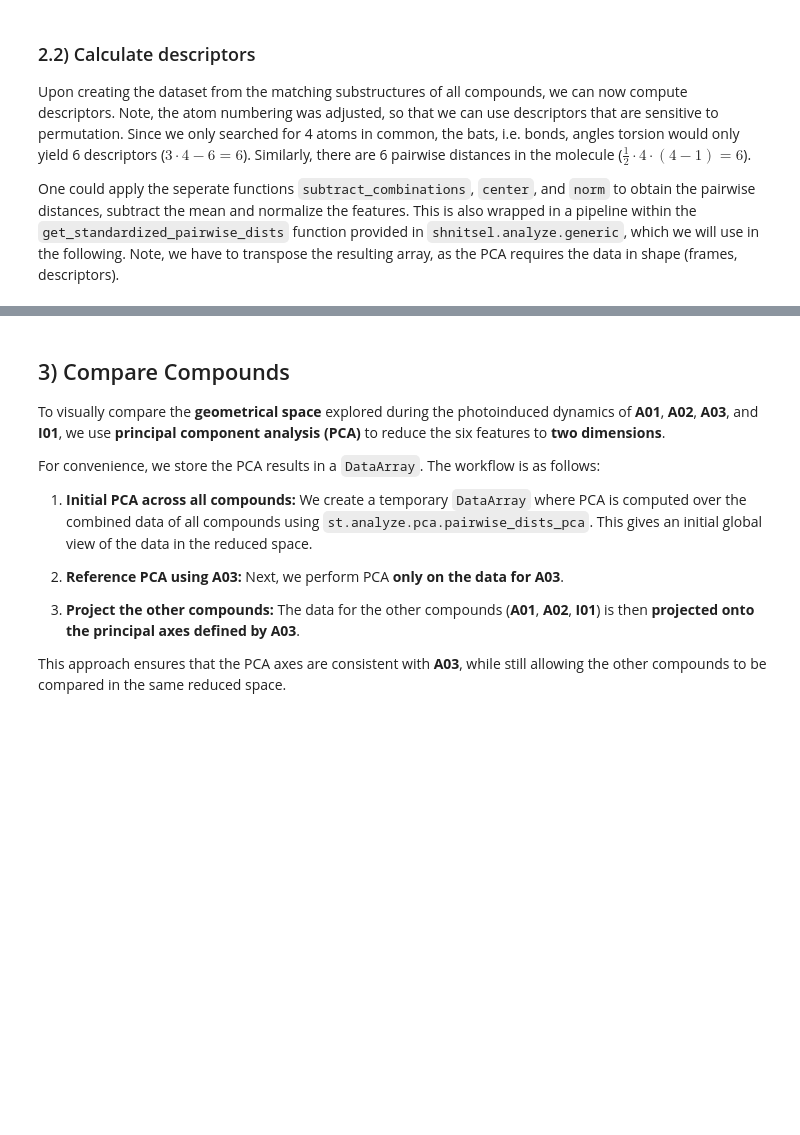
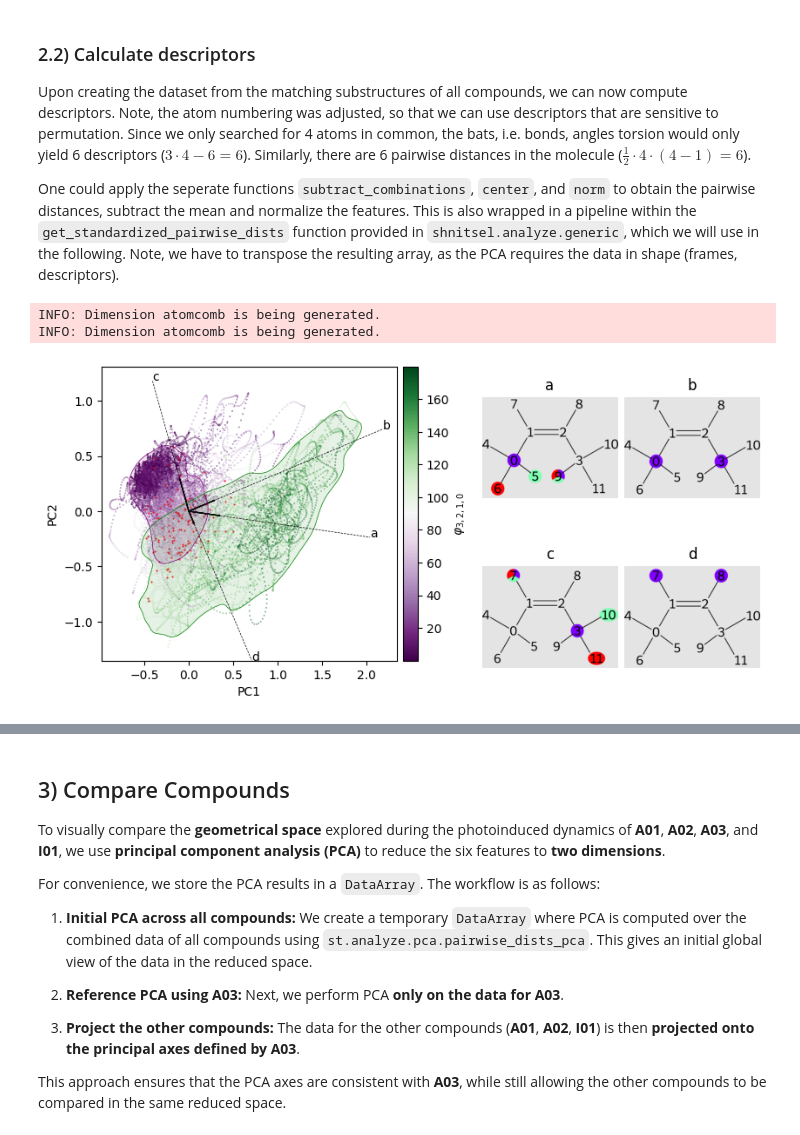
Before and after one commit to SHNITSEL/shnitsel-tools, a Jupyter notebook: tutorials/3_across_compounds.ipynb, the cells around one changed output, grey strips where cells are left out. Saved outputs shown, nothing was run; the diff lists cells and outputs as text; code cells hidden in the pictures; blank space fills up the shorter version.

```diff
--- a/tutorials/3_across_compounds.ipynb
+++ b/tutorials/3_across_compounds.ipynb
@@ -120,4 +106,14 @@ set_atom_props(mol2, atomNote=True)
 Upon creating the dataset from the matching substructures of all compounds, we can now compute descriptors. Note, the atom numbering was adjusted, so that we can use descriptors that are sensitive to permutation. Since we only searched for 4 atoms in common, the bats, i.e. bonds, angles torsion would only yield 6 descriptors ($3\cdot 4 - 6 = 6$). Similarly, there are 6 pairwise distances in the molecule ($\frac{1}{2}\cdot 4\cdot(4-1) = 6$).
 
 One could apply the seperate functions `subtract_combinations`, `center`, and `norm` to obtain the pairwise distances, subtract the mean and normalize the features. This is also wrapped in a pipeline within the `get_standardized_pairwise_dists` function provided in `shnitsel.analyze.generic`, which we will use in the following. Note, we have to transpose the resulting array, as the PCA requires the data in shape (frames, descriptors).
+# %%
+# first we perform PCA over pairwise distances for the whole A03 molecule
+from shnitsel.vis.plot import biplot_kde
+
+ds_a03 = l_ds[2]
+kde_data = biplot_kde(ds_a03, 3,2,1,0, nbins=4, scatter_color='geo', geo_filter=[(0,80),(100,180)])
+# %% [output]
+INFO: Dimension atomcomb is being generated.
+INFO: Dimension atomcomb is being generated.
+[figure, added]
 # %%
```
Also changed, not shown: parts of 12 cells of this notebook.
